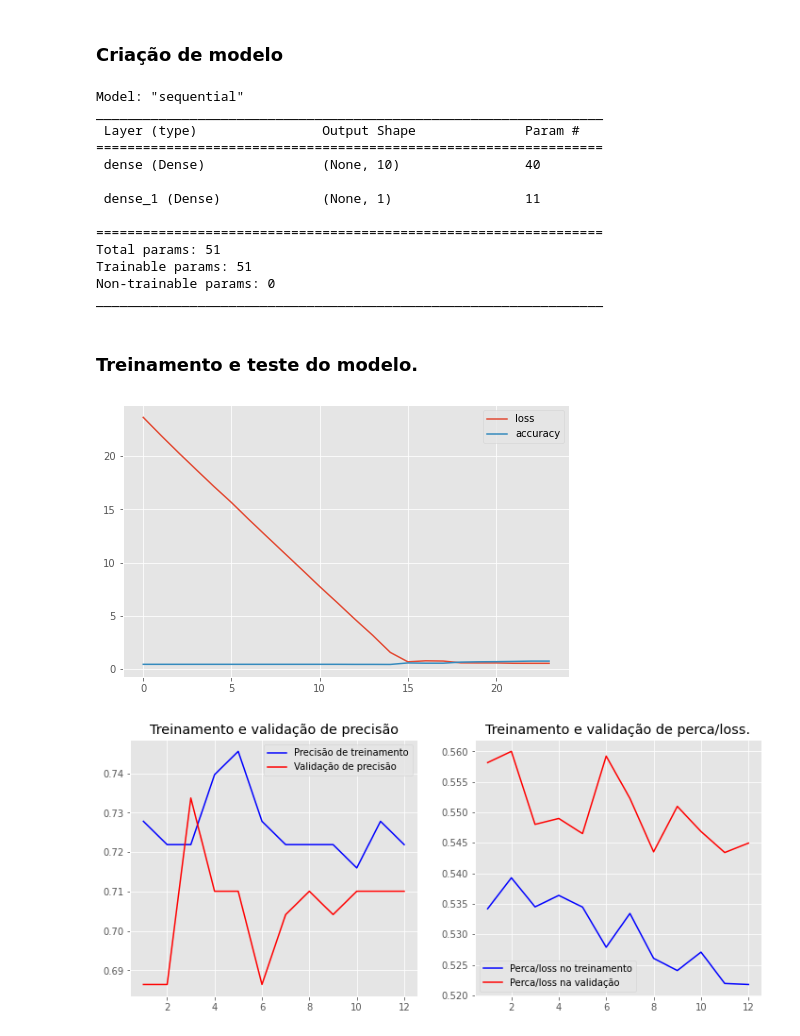
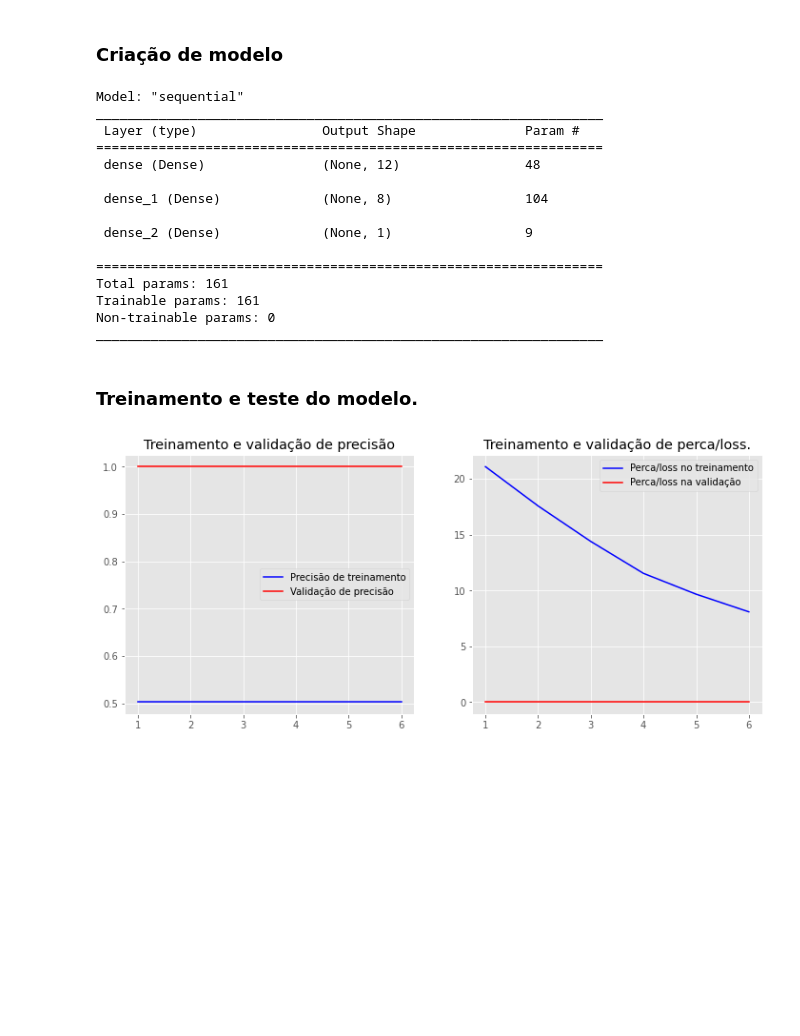
Before and after one commit to Dom-Juan/TCC-2, a Jupyter notebook: jupyter-notebook/tensor-alpha/tensor-alpha.ipynb, the cells around one changed output. Drawn from its saved outputs; the diff is of its cells as text; code cells hidden in the pictures; blank space fills up the shorter version.

```diff
--- a/jupyter-notebook/tensor-alpha/tensor-alpha.ipynb
+++ b/jupyter-notebook/tensor-alpha/tensor-alpha.ipynb
@@ -27,7 +27,7 @@ from sklearn import preprocessing
 # %%
 # SEÇÃO TREINAMENTO
 # Lendo dados de entrada.
-X_train = pd.read_csv("./dados_sensiveis_treino.csv")
+X_train = pd.read_csv("./dados_sensiveis_aleatorio.csv")
 X_train.fillna(X_train.mean(), inplace=True)
 
 columns = list(X_train)
@@ -62,7 +62,7 @@ print(X_train, x_size)
 
 # SESSÃO DE TESTE.
 # Lendo dados de entrada.
-X_test = pd.read_csv("./dados_sensiveis_teste.csv")
+X_test = pd.read_csv("./dados_sensiveis_teste2.csv")
 X_test.fillna(X_test.mean(), inplace=True)
 
 columns = list(X_test)
@@ -88,10 +88,6 @@ X_test.drop(["tipo de dado"], axis=1, inplace=True)
 X_test = X_test.values
 y_test = y_test.values
 
-# Tamanhos das entradas.
-x_size:int = X_test.size
-y_size:int = y_test.size
-
 print(X_test, x_size)
 # FIM SESSÃO DE TESTE.
 # %% [output]
@@ -119,7 +115,8 @@ input_dim = X_train.shape[1]
 
 # modelo baseado em uma pilha de layers, utilizando o layer mais comum Dense.
 model = keras.Sequential()
-model.add(keras.layers.Dense(10, input_dim = input_dim, activation='relu'))
+model.add(keras.layers.Dense(12, input_dim = input_dim, activation='relu'))
+model.add(keras.layers.Dense(8, input_dim = input_dim, activation='relu'))
 model.add(keras.layers.Dense(1, activation='sigmoid'))
 # Configurando o modelo de treinamento.
 model.compile(loss='binary_crossentropy', optimizer='adam', metrics=['accuracy'])
@@ -129,13 +126,15 @@ Model: "sequential"
 _________________________________________________________________
  Layer (type)                Output Shape              Param #
 =================================================================
- dense (Dense)               (None, 10)                40
+ dense (Dense)               (None, 12)                48
 
- dense_1 (Dense)             (None, 1)                 11
+ dense_1 (Dense)             (None, 8)                 104
+
+ dense_2 (Dense)             (None, 1)                 9
 
 =================================================================
-Total params: 51
-Trainable params: 51
+Total params: 161
+Trainable params: 161
 Non-trainable params: 0
 _________________________________________________________________
 # %% [markdown]
@@ -143,32 +142,37 @@ _________________________________________________________________
 # %%
 import matplotlib.pyplot as plot
 from plot_history_helper import plot_history
+from keras import callbacks
+
+earlystopping = callbacks.EarlyStopping(monitor ="val_loss", mode ="min", patience = 5, restore_best_weights = True)
 
 # Treinando o modelo.
-history = model.fit(
-  X_train,
-  y_train,
-  epochs=24,
-  verbose=False,
-)
+#history = model.fit(
+#  X_train,
+#  y_train,
+#  epochs=10,
+#  verbose=2,
+#)
 
-pd.DataFrame(history.history).plot(figsize=(8,5))
-plot.show()
+# Mostrando resultados do treinamento com dataset de train.
+#pd.DataFrame(history.history).plot(figsize=(8,5))
+#plot.show()
+
 
 # Treinando o modelo.
 history = model.fit(
   X_train,
   y_train,
   epochs=12,
   verbose=False,
   validation_data=(X_test, y_test),
-  batch_size=20
+  batch_size=20,
+  callbacks =[earlystopping]
 )
 
 plot_history(history)
 # %% [output]
-[figure, old version]
+[figure, new version]
-[figure, removed]
 # %%
 clear_session()
 
```
Also changed, not shown: parts of 8 cells of this notebook, 6 other files.
